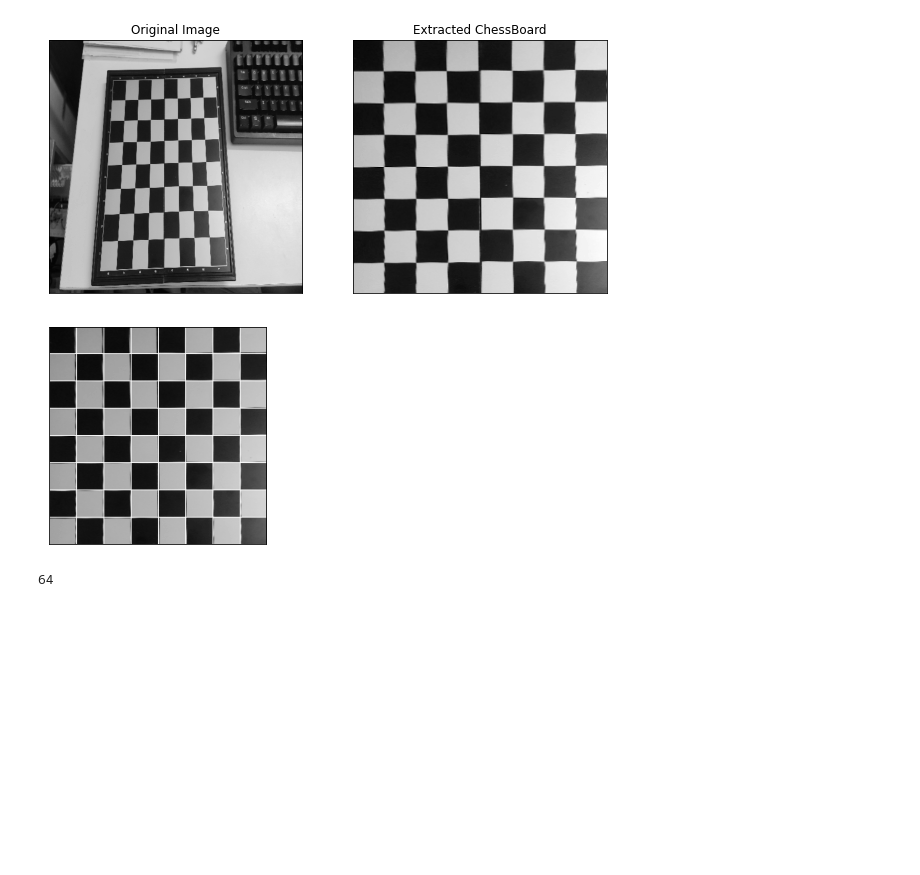
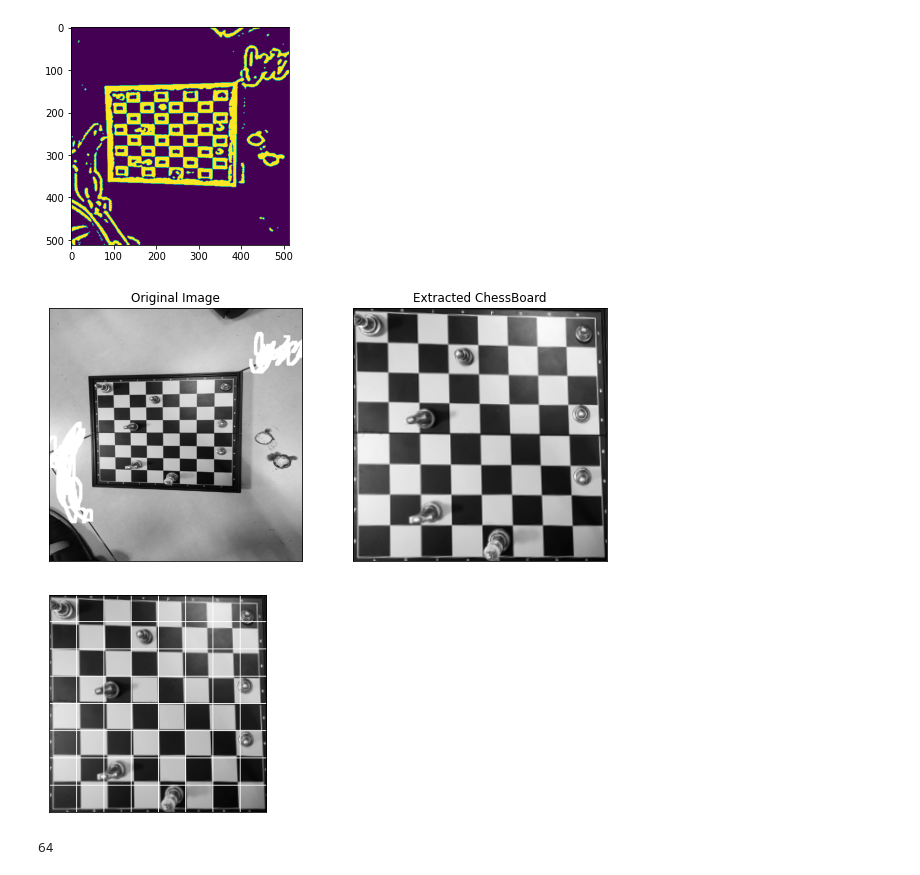
Before and after one commit to hungdaoxuan/Chess-Puzzle-Scanner, a Jupyter notebook: ExtractChessBoard.ipynb, the cells around one changed output. Cells and saved outputs as stored; diff of their text form; code cells hidden in the pictures; blank space fills up the shorter version.

```diff
--- a/ExtractChessBoard.ipynb
+++ b/ExtractChessBoard.ipynb
@@ -92,12 +92,14 @@ def plt_show(img,cmap='gray'):
 def get_chessboard(filename):
     original_image = cv2.resize(cv2.imread(filename,0),(512,512))
     preprocessed_image = preprocess_image(original_image)
+
+    plt.imshow (preprocessed_image)
     points = find_corners_of_largest_polygon(preprocessed_image)
 
     # remove board border by 7%
     cropped_image = crop_and_warp(original_image,points)
     chieucao, chieurong = cropped_image.shape
-    five_percent = chieucao // 100 * 7
+    five_percent = chieucao // 100 * 5
     cropped_image = cropped_image[five_percent: chieucao - five_percent, five_percent: chieurong - five_percent]
     cropped_image = cv2.resize(cropped_image, (BOARD_SIZE, BOARD_SIZE))
 
@@ -118,13 +120,14 @@ def get_chessboard(filename):
     plt.show()
     return cropped_image
 # %%
-chessboard = get_chessboard('test3.jpg')
+chessboard = get_chessboard('test5.jpg')
 # %% [output]
-[figure, old version]
+[figure, new version]
+[figure, added]
 # %%
 display_rects(chessboard,split_cells(chessboard))
 # %% [output]
-[figure, old version]
+[figure, new version]
 # %%
 cells = split_cells(chessboard)
 print(len(cells))
```
Also changed, not shown: parts of 2 cells of this notebook, 3 other files.
